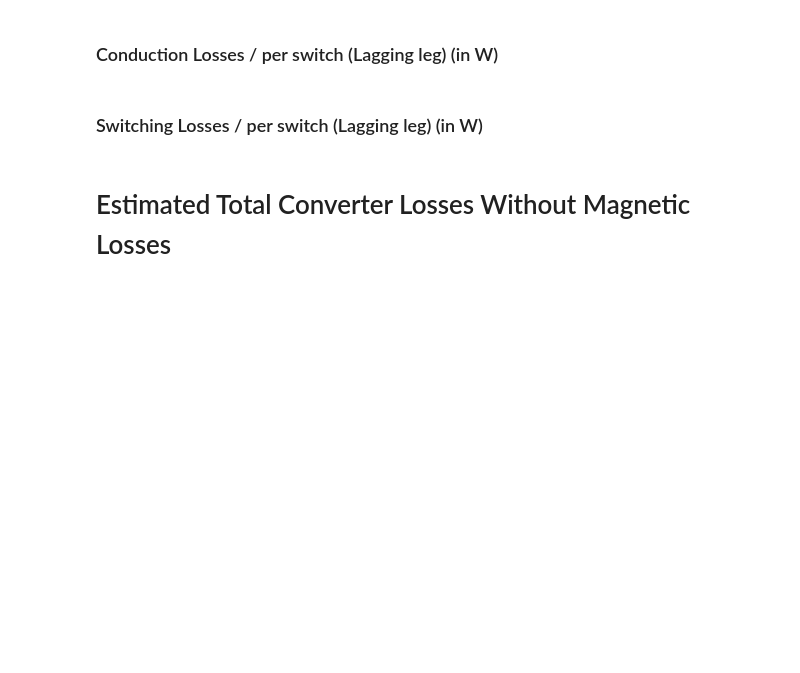
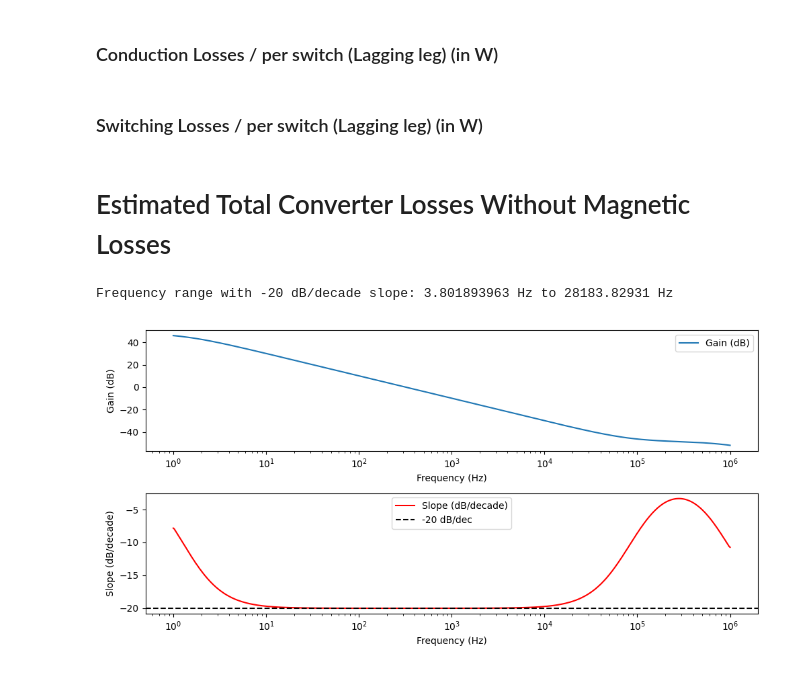
Before and after one commit to popest/PowerElectronics_JupyterLab_QSPICE, a Jupyter notebook: Phase-Shift_Full-Bridge/PSFB_center_tap_sec.ipynb, the cells around one changed output. Cells and saved outputs as stored; diff of their text form; code cells hidden in the pictures; blank space fills up the shorter version.

```diff
--- a/Phase-Shift_Full-Bridge/PSFB_center_tap_sec.ipynb
+++ b/Phase-Shift_Full-Bridge/PSFB_center_tap_sec.ipynb
@@ -736,3 +736,71 @@ fig.subplots_adjust(left = 0, top=0.86, wspace = 0.3)
 plt.show()
 if MOS_DATA_FLD == "":
     display(Markdown('<font size="6"> <span style="color:red"> Warning: Primary MOSFET switching losses are available only when DPT energy data are provided.</span></font>'))
+# %%
+import numpy as np
+import pandas as pd
+import scipy.signal as signal
+import matplotlib.pyplot as plt
+
+%matplotlib ipympl
+
+# Load data (assuming CSV with 'Frequency' and 'Gain' columns)
+def load_data(data_file):
+    return pd.read_csv(data_file)
+
+# Compute numerical derivative (slope)
+def compute_slope(frequency, gain):
+    log_freq = np.log10(frequency)
+    return np.gradient(gain, log_freq)
+
+# Find frequency range with -20 dB/decade slope
+def find_slope_range(frequency, slopes, target_slope=-20, tolerance=2):
+    valid_indices = np.where((slopes >= target_slope - tolerance) & (slopes <= target_slope + tolerance))[0]
+    if valid_indices.size > 0:
+        start_idx = valid_indices[0]
+        end_idx = start_idx
+
+        for idx in valid_indices[1:]:
+            if idx == end_idx + 1:
+                end_idx = idx
+
+        return frequency[start_idx], frequency[end_idx]
+    return None
+
+# Plot results
+def plot_results(frequency, gain, slopes):
+    plt.figure(figsize=(10, 5))
+    plt.subplot(2, 1, 1)
+    plt.semilogx(frequency, gain, label='Gain (dB)')
+    plt.xlabel('Frequency (Hz)')
+    plt.ylabel('Gain (dB)')
+    plt.legend()
+
+    plt.subplot(2, 1, 2)
+    plt.semilogx(frequency, slopes, label='Slope (dB/decade)', color='r')
+    plt.axhline(-20, color='k', linestyle='--', label='-20 dB/dec')
+    plt.xlabel('Frequency (Hz)')
+    plt.ylabel('Slope (dB/decade)')
+    plt.legend()
+
+    plt.tight_layout()
+    plt.show()
+
+# Main execution cell
+data_file = 'Vout_vs_Vc_AC-Gain2.csv'  # Replace with actual file path
+df = load_data(data_file)
+frequency = df['Frequency'].values
+gain = df['Gain'].values
+
+slopes = compute_slope(frequency, gain)
+freq_range = find_slope_range(frequency, slopes)
+
+if freq_range:
+    print(f"Frequency range with -20 dB/decade slope: {freq_range[0]} Hz to {freq_range[1]} Hz")
+else:
+    print("No clear -20 dB/decade region found.")
+
+plot_results(frequency, gain, slopes)
+# %% [output]
+Frequency range with -20 dB/decade slope: 3.801893963 Hz to 28183.82931 Hz
+[figure, added]
```
Also changed, not shown: 18 other files.
